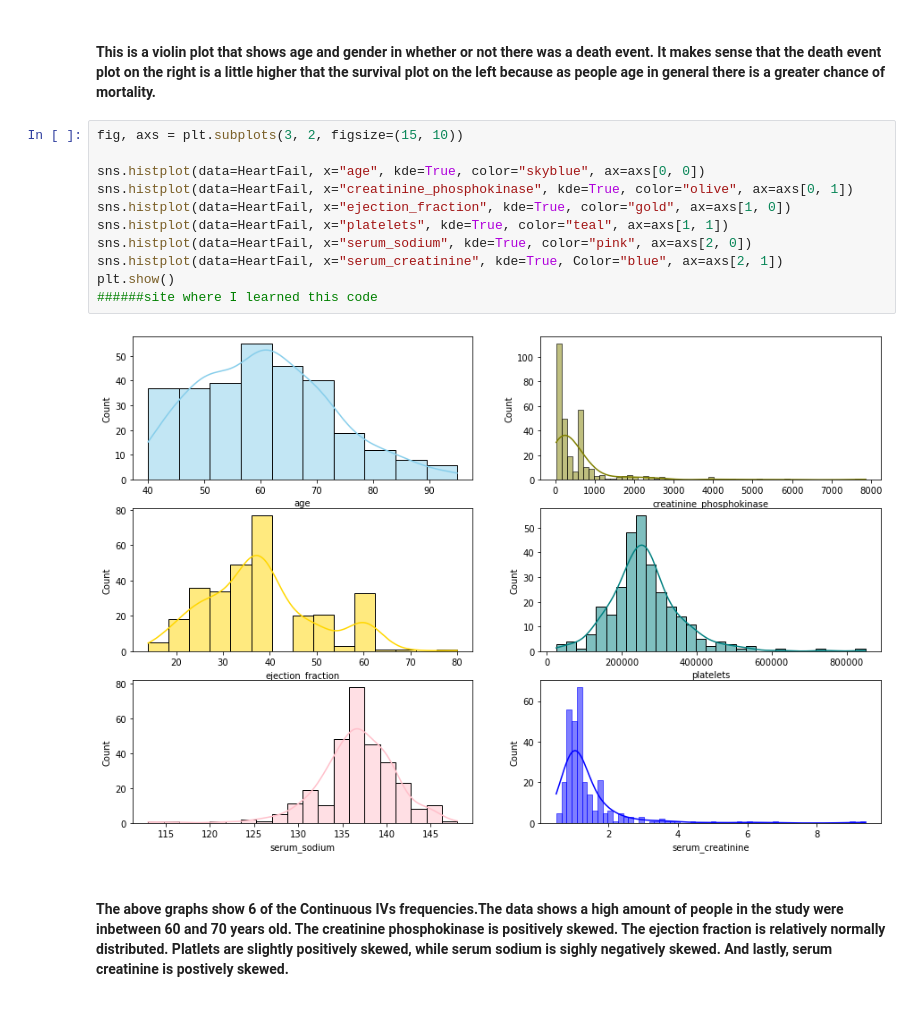
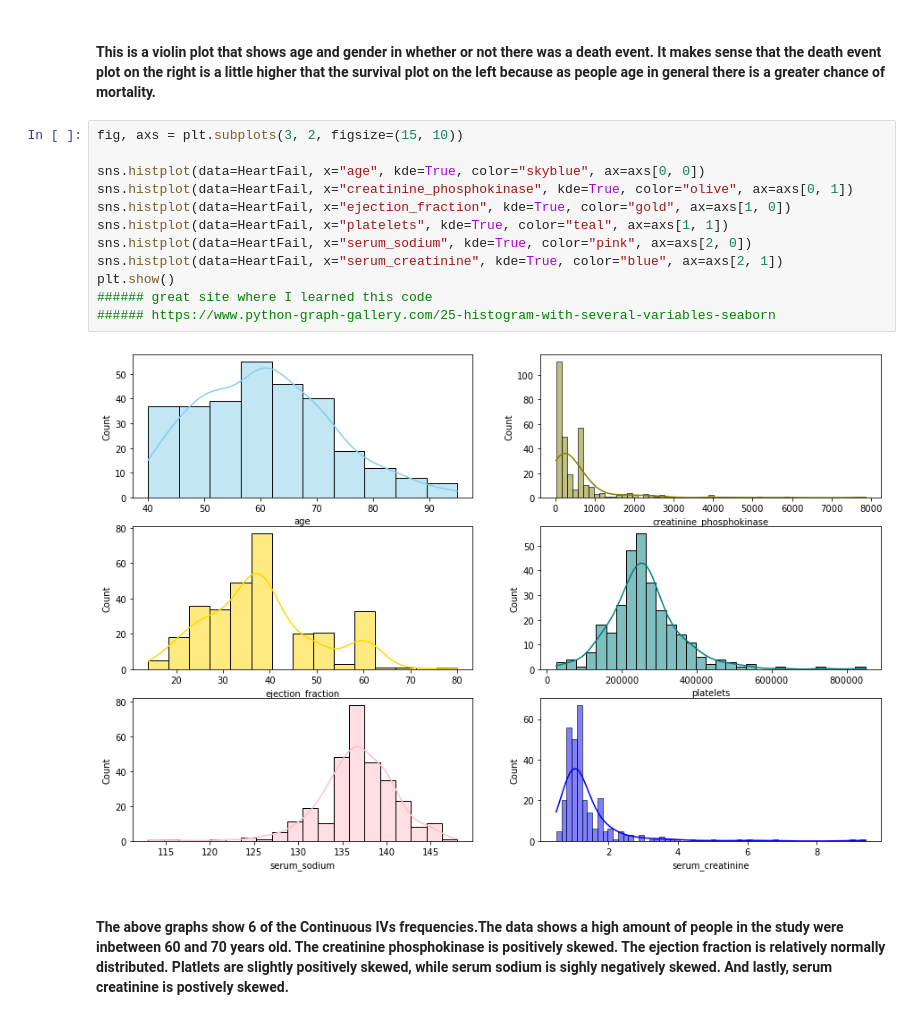
Before and after one commit to Mariacodes777/Heart_Failure_FP, a Jupyter notebook: Heart_Failure_DatasetPy.ipynb, the cells around one changed output. Drawn from its saved outputs; the diff is of its cells as text.

```diff
--- a/Heart_Failure_DatasetPy.ipynb
+++ b/Heart_Failure_DatasetPy.ipynb
@@ -225,16 +225,17 @@ sns.violinplot(x=HeartFail.DEATH_EVENT, y=HeartFail.age, hue=HeartFail.sex, spli
 # %%
 fig, axs = plt.subplots(3, 2, figsize=(15, 10))
 
 sns.histplot(data=HeartFail, x="age", kde=True, color="skyblue", ax=axs[0, 0])
 sns.histplot(data=HeartFail, x="creatinine_phosphokinase", kde=True, color="olive", ax=axs[0, 1])
 sns.histplot(data=HeartFail, x="ejection_fraction", kde=True, color="gold", ax=axs[1, 0])
 sns.histplot(data=HeartFail, x="platelets", kde=True, color="teal", ax=axs[1, 1])
 sns.histplot(data=HeartFail, x="serum_sodium", kde=True, color="pink", ax=axs[2, 0])
-sns.histplot(data=HeartFail, x="serum_creatinine", kde=True, Color="blue", ax=axs[2, 1])
+sns.histplot(data=HeartFail, x="serum_creatinine", kde=True, color="blue", ax=axs[2, 1])
 plt.show()
-######site where I learned this code
+###### great site where I learned this code
+###### https://www.python-graph-gallery.com/25-histogram-with-several-variables-seaborn
 # %% [output]
-[figure, old version]
+[figure, new version]
 # %% [markdown]
 #### The above graphs show 6 of the Continuous IVs frequencies.The data shows a high amount of people in the study were inbetween 60 and 70 years old. The creatinine phosphokinase is positively skewed. The ejection fraction is relatively normally distributed. Platlets are slightly positively skewed, while serum sodium is sighly negatively skewed. And lastly, serum creatinine is postively skewed.
 # %%
```
Also changed, not shown: parts of 9 cells of this notebook.
